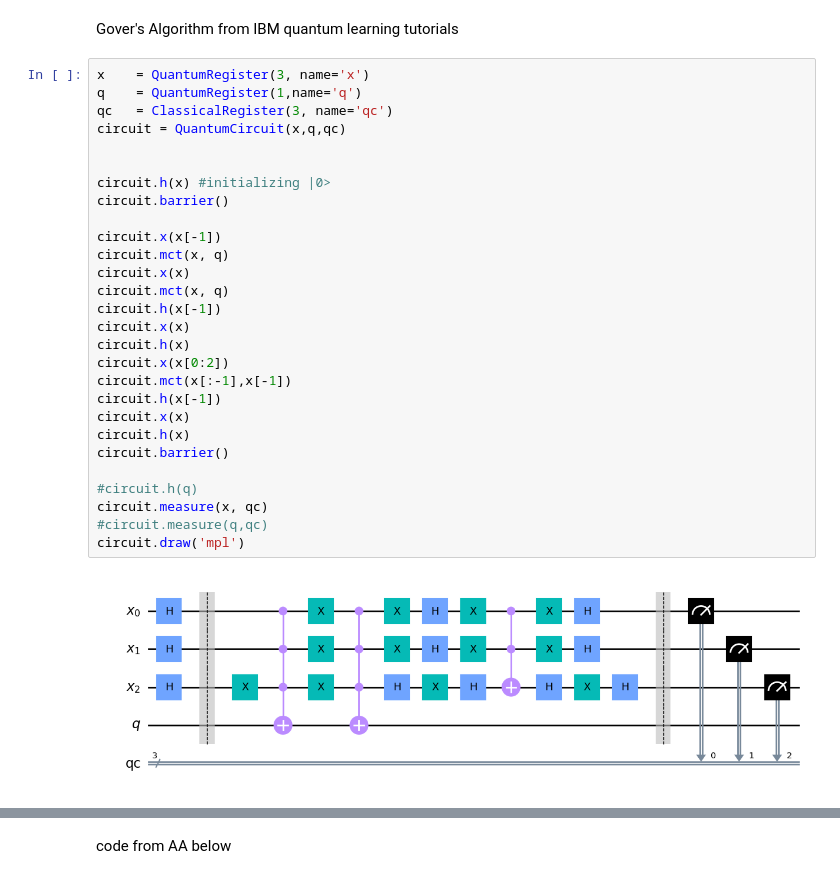
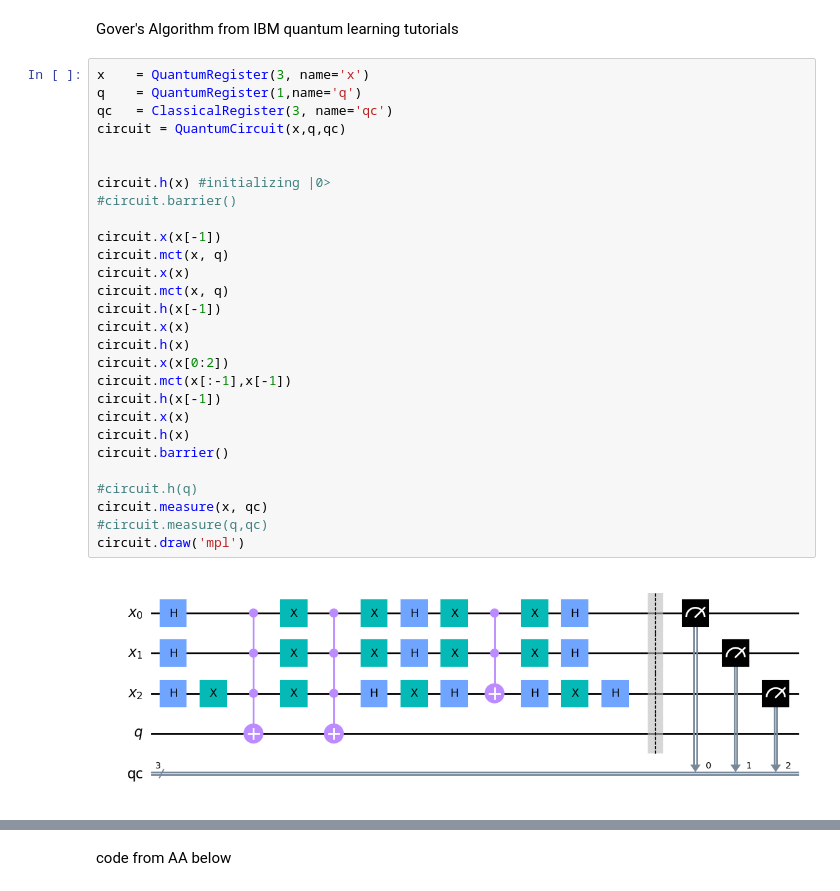
Before and after one commit to karakoulaki/MResProject, a Jupyter notebook: Grover_and_AmplitudeAmplification.ipynb, the cells around one changed output, grey strips where cells are left out. Drawn from its saved outputs; the diff is of its cells as text.

```diff
--- a/Grover_and_AmplitudeAmplification.ipynb
+++ b/Grover_and_AmplitudeAmplification.ipynb
@@ -40,33 +40,33 @@ Gover's Algorithm from IBM quantum learning tutorials
 # %%
 x    = QuantumRegister(3, name='x')
 q    = QuantumRegister(1,name='q')
 qc   = ClassicalRegister(3, name='qc')
 circuit = QuantumCircuit(x,q,qc)
 
 
 circuit.h(x) #initializing |0>
-circuit.barrier()
+#circuit.barrier()
 
 circuit.x(x[-1])
 circuit.mct(x, q)
 circuit.x(x)
 circuit.mct(x, q)
 circuit.h(x[-1])
 circuit.x(x)
 circuit.h(x)
 circuit.x(x[0:2])
 circuit.mct(x[:-1],x[-1])
 circuit.h(x[-1])
 circuit.x(x)
 circuit.h(x)
 circuit.barrier()
 
 #circuit.h(q)
 circuit.measure(x, qc)
 #circuit.measure(q,qc)
 circuit.draw('mpl')
 # %% [output]
-[figure, old version]
+[figure, new version]
 # %%
 job = execute(circuit, sim, shots=1000)
 job_monitor(job)
```
Also changed, not shown: parts of 5 cells of this notebook.
